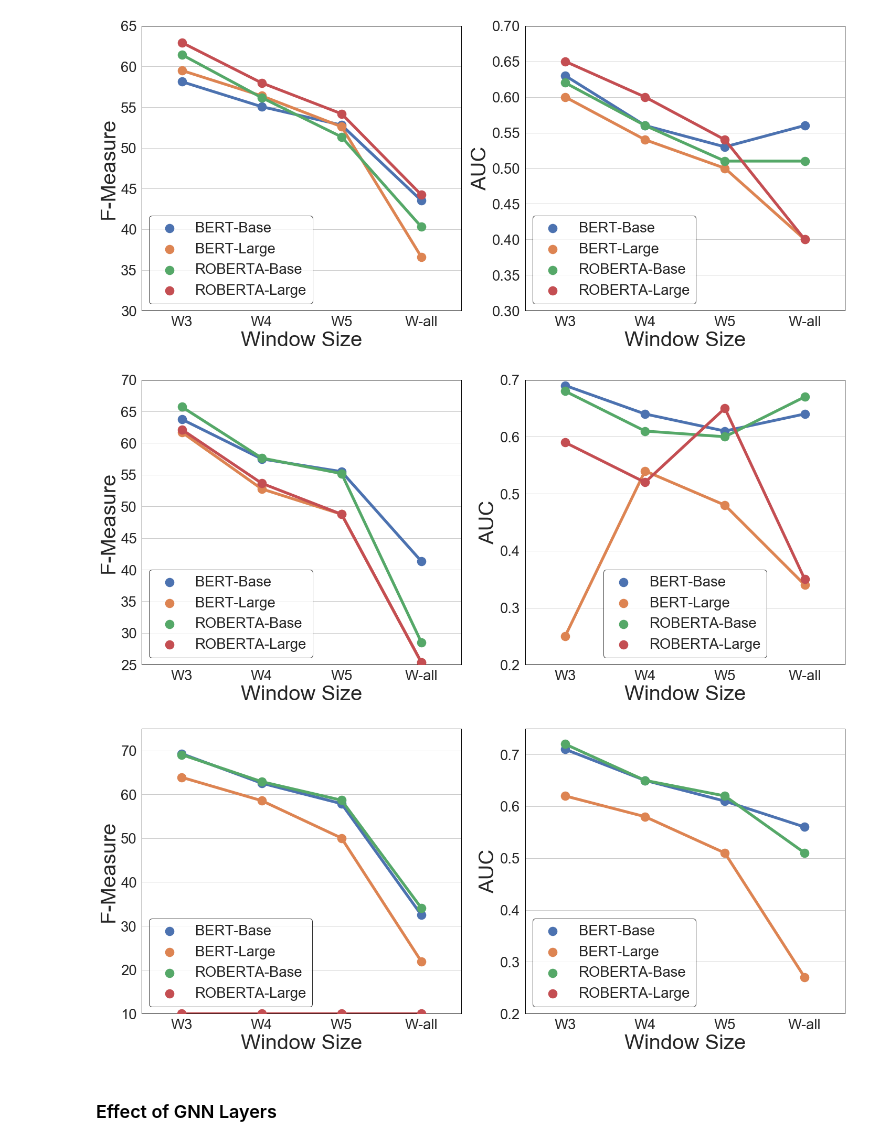
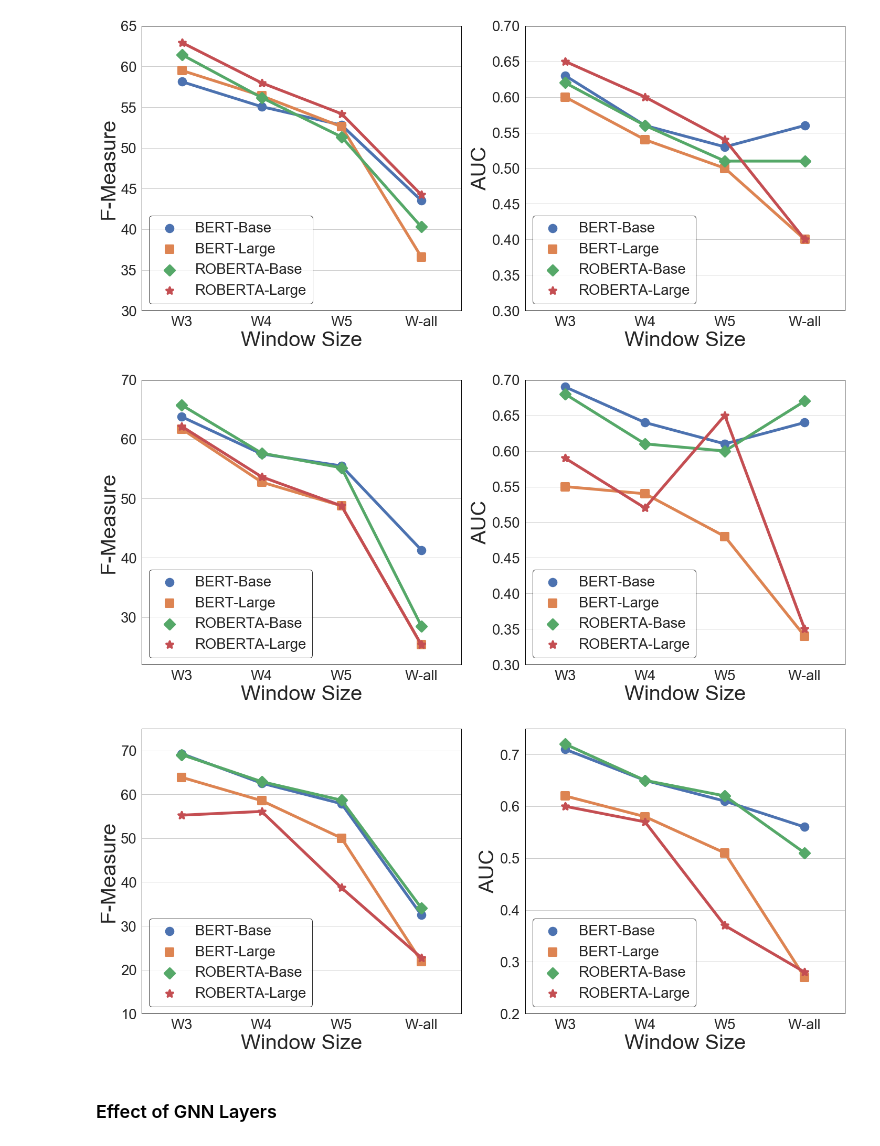
Before and after one commit to kuntalkumarpal/Python-cheat-sheets, a Jupyter notebook: Graphs_Python.ipynb, the cells around one changed output. Drawn from its saved outputs; the diff is of its cells as text; code cells hidden in the pictures.

```diff
--- a/Graphs_Python.ipynb
+++ b/Graphs_Python.ipynb
@@ -638,12 +638,13 @@ for each in range(3):
     ax[each].set(ylim=(75, 91))
 # ax.grid(True)
 # sns.set_style("darkgrid")
+marks = ['s','+','*','d','o']
 g1 = sns.pointplot(x='DataSize', y='F1-Score', hue='Knowledge Type',
-              data=pd.melt(f1_data, ['DataSize'],var_name="Knowledge Type",value_name="F1-Score"),ax=ax[0],markers="o")
+              data=pd.melt(f1_data, ['DataSize'],var_name="Knowledge Type",value_name="F1-Score"),ax=ax[0],markers=marks)
 g2 = sns.pointplot(x='DataSize', y='Precision', hue='Knowledge Type',
-              data=pd.melt(p_data, ['DataSize'],var_name="Knowledge Type",value_name="Precision"),ax=ax[1],markers="o")
+              data=pd.melt(p_data, ['DataSize'],var_name="Knowledge Type",value_name="Precision"),ax=ax[1],markers=marks)
 g3 = sns.pointplot(x='DataSize', y='Recall', hue='Knowledge Type', linewidth=18,
-              data=pd.melt(r_data, ['DataSize'],var_name="Knowledge Type",value_name="Recall"),ax=ax[2],markers="o") #markers = ['s','D','d','+','o']
+              data=pd.melt(r_data, ['DataSize'],var_name="Knowledge Type",value_name="Recall"),ax=ax[2],markers=marks) #markers = ['s','D','d','+','o']
 # g1.legend_.remove()
 # g2.legend_.remove()
 # g3.legend_.remove()
@@ -662,7 +663,7 @@ for e in range(3):
         ax[e].spines[axis].set_color('black')
 
 #x0,y0, width, height
-lgd = f.legend(handles, labels,markerscale=5.0,bbox_to_anchor=(0.06, 0.91, 0.78, .05), loc='center',
-           ncol=4 , mode="expand", borderaxespad=0.0) #Common legend for all subplot
+# lgd = f.legend(handles, labels,markerscale=1.0,bbox_to_anchor=(0.06, 0.91, 0.78, .05), loc='center',
+#            ncol=4 , mode="expand", borderaxespad=0.0) #Common legend for all subplot
 f.savefig('Learning_curve3.png', bbox_extra_artists=(lgd,), bbox_inches='tight',dpi=300) # High resolution and also helps outside legend to not get cut off during saving
 # %% [output]
@@ -1207,7 +1212,7 @@ f1_data = pd.DataFrame({
 
 
 bert=[0.644646,0.613725,0.636194,0.688787]
-bert_pt = [0.336187,0.477891,0.536901,0.253372]
+bert_pt = [0.336187,0.477891,0.536901,0.553372]
 roberta=[0.671771,0.602518,0.609912,0.680247]
 roberta_pt=[0.352887,0.651649,0.515423,0.585837]
 
@@ -1230,38 +1235,39 @@ f, (ax) = plt.subplots(nrows=1, ncols=2, figsize=(24, 10))
 # f.set_ylim([70,95])
 # print(ax)
 # for each in range(2):
 #     ax[each].set(ylim=(75, 91))
-ax[0].set(ylim=(25, 70))
-ax[1].set(ylim=(0.20, 0.7))
+ax[0].set(ylim=(22, 70))
+ax[1].set(ylim=(0.30, 0.7))
 # ax.grid(True)
 # sns.set_style("darkgrid")
+mark = ['o','s','D','*']
 g1 = sns.pointplot(x='Window Size', y='F1-Score', hue='Models',
-              data=pd.melt(f1_data, ['Window Size'],var_name="Models",value_name="F1-Score"),ax=ax[0],markers="o")
+              data=pd.melt(f1_data, ['Window Size'],var_name="Models",value_name="F1-Score"),ax=ax[0],markers=mark)
 g2 = sns.pointplot(x='Window Size', y='AUC', hue='Models',
-              data=pd.melt(f2_data, ['Window Size'],var_name="Models",value_name="AUC"),ax=ax[1],markers="o") #markers = ['s','D','d','+','o']
+              data=pd.melt(f2_data, ['Window Size'],var_name="Models",value_name="AUC"),ax=ax[1],markers=mark) #markers = ['s','D','d','+','o']
 # g1.legend_.remove()
 # g2.legend_.remove()
 # g3.legend_.remove()
 
 handles, labels = ax[1].get_legend_handles_labels()#Common legend for all subplot
 
 ylabels = ["F-Measure", "AUC"]
 for e in range(2):
     ax[e].set_xlabel("Window Size",fontsize=40)
     ax[e].set_ylabel(ylabels[e],fontsize=40)
 #     leg = ax[e].legend(markerscale=2.0)
     ax[e].legend().get_frame().set_linewidth(7)
     ax[e].legend().get_frame().set_edgecolor('black')
     for axis in ['top','bottom','left','right']:
         ax[e].spines[axis].set_linewidth(1)
         ax[e].spines[axis].set_color('black')
 
 #x0,y0, width, height
 # lgd = f.legend(handles, labels,markerscale=5.0,bbox_to_anchor=(0.06, 0.91, 0.78, .05), loc='right',
 #            ncol=4 , mode="expand", borderaxespad=0.0) #Common legend for all subplot
 f.savefig('MAM_BasevsLarge_rev.png', bbox_extra_artists=(lgd,), bbox_inches='tight',dpi=300) # High resolution and also helps outside legend to not get cut off during saving
 # %% [output]
-[figure, old version]
+[figure, new version]
 # %%
 # CTF writeup
 %matplotlib inline
@@ -1277,7 +1283,7 @@ x = ['W-all','W5','W4','W3'][::-1]
 bert=[0.324931,0.578733,0.625412,0.692613]
 bert_pt = [0.21875,0.500326,0.585594,0.638743]
 roberta=[0.340781,0.58663,0.628875,0.690411]
-roberta_pt=[0.1,0.1,0.1,0.1]
+roberta_pt=[0.227489,0.386927,0.561031,0.552481]
 
 
 bert = [round(100*each,2) for each in bert][::-1]
@@ -1300,7 +1306,7 @@ f1_data = pd.DataFrame({
 bert=[0.559011,0.612222,0.654235,0.70751]
 bert_pt = [0.268722,0.51353,0.579401,0.61749]
 roberta=[0.511957,0.615013,0.652014,0.722126]
-roberta_pt=[0.1,0.1,0.1,0.1]
+roberta_pt=[0.283893,0.370315,0.567257,0.601899]
 
 bert = [round(each,2) for each in bert][::-1]
 bert_pt = [round(each,2) for each in bert_pt][::-1]
@@ -1327,10 +1333,12 @@ ax[1].set(ylim=(0.2, 0.75))
 # ax[1].tick_params(axis='both', which='minor', labelsize=8)
 # ax.grid(True)
 # sns.set_style("darkgrid")
+
+mark = ['o','s','D','*']
 g1 = sns.pointplot(x='Window Size', y='F1-Score', hue='Models',
-              data=pd.melt(f1_data, ['Window Size'],var_name="Models",value_name="F1-Score"),ax=ax[0],markers="o")
+              data=pd.melt(f1_data, ['Window Size'],var_name="Models",value_name="F1-Score"),ax=ax[0],markers=mark)
 g2 = sns.pointplot(x='Window Size', y='AUC', hue='Models',
-              data=pd.melt(f2_data, ['Window Size'],var_name="Models",value_name="AUC"),ax=ax[1],markers="o") #markers = ['s','D','d','+','o']
+              data=pd.melt(f2_data, ['Window Size'],var_name="Models",value_name="AUC"),ax=ax[1],markers=mark) #markers = ['s','D','d','+','o']
 # g1.legend_.remove()
 # g2.legend_.remove()
 # g3.legend_.remove()
@@ -1353,7 +1361,7 @@ for e in range(2):
 #            ncol=4 , mode="expand", borderaxespad=0.0) #Common legend for all subplot
 f.savefig('CTF_BasevsLarge_rev.png', bbox_extra_artists=(lgd,), bbox_inches='tight',dpi=300) # High resolution and also helps outside legend to not get cut off during saving
 # %% [output]
-[figure, old version]
+[figure, new version]
 # %% [markdown]
 ### Effect of GNN Layers
 # %%
```
Also changed, not shown: parts of 11 cells of this notebook, 1 other file.
